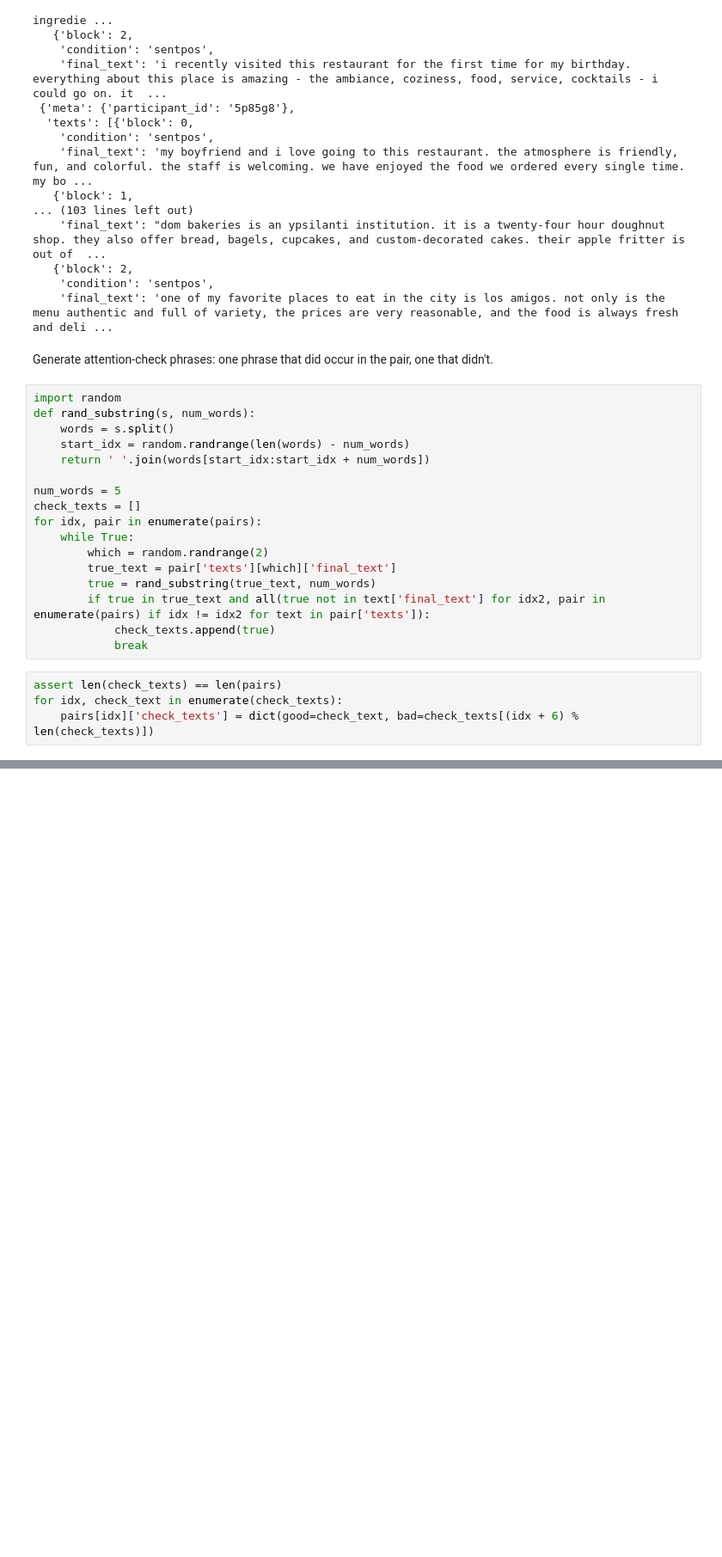
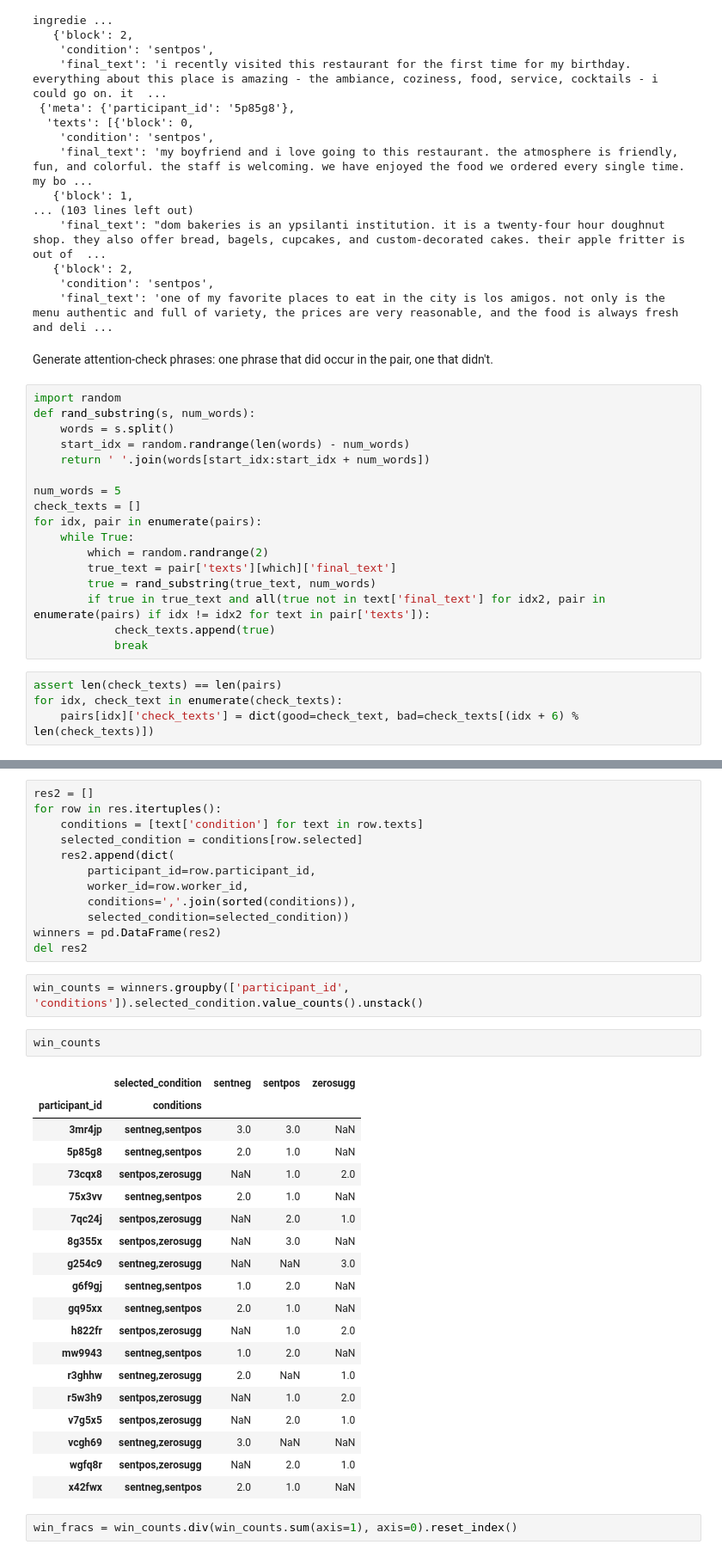
Before and after one commit to kcarnold/suggestion, a Jupyter notebook: notebooks/Pairwise Ratings of Persuasiveness.ipynb, the cells around one changed output, grey strips where cells are left out. Shown at 86% size. Cells and saved outputs as stored; diff of their text form; blank space fills up the shorter version.

```diff
--- a/notebooks/Pairwise Ratings of Persuasiveness.ipynb
+++ b/notebooks/Pairwise Ratings of Persuasiveness.ipynb
@@ -102,0 +212,38 @@ Tacking on extra to the last batch.
+# %%
+res2 = []
+for row in res.itertuples():
+    conditions = [text['condition'] for text in row.texts]
+    selected_condition = conditions[row.selected]
+    res2.append(dict(
+        participant_id=row.participant_id,
+        worker_id=row.worker_id,
+        conditions=','.join(sorted(conditions)),
+        selected_condition=selected_condition))
+winners = pd.DataFrame(res2)
+del res2
+# %%
+win_counts = winners.groupby(['participant_id', 'conditions']).selected_condition.value_counts().unstack()
+# %%
+win_counts
+# %% [output]
+|  | selected_condition | sentneg | sentpos | zerosugg |
+| participant_id | conditions |  |  |  |
+| 3mr4jp | sentneg,sentpos | 3.0 | 3.0 | NaN |
+| 5p85g8 | sentneg,sentpos | 2.0 | 1.0 | NaN |
+| 73cqx8 | sentpos,zerosugg | NaN | 1.0 | 2.0 |
+| 75x3vv | sentneg,sentpos | 2.0 | 1.0 | NaN |
+| 7qc24j | sentpos,zerosugg | NaN | 2.0 | 1.0 |
+| 8g355x | sentpos,zerosugg | NaN | 3.0 | NaN |
+| g254c9 | sentneg,zerosugg | NaN | NaN | 3.0 |
+| g6f9gj | sentneg,sentpos | 1.0 | 2.0 | NaN |
+| gq95xx | sentneg,sentpos | 2.0 | 1.0 | NaN |
+| h822fr | sentpos,zerosugg | NaN | 1.0 | 2.0 |
+| mw9943 | sentneg,sentpos | 1.0 | 2.0 | NaN |
+| r3ghhw | sentneg,zerosugg | 2.0 | NaN | 1.0 |
+| r5w3h9 | sentpos,zerosugg | NaN | 1.0 | 2.0 |
+| v7g5x5 | sentpos,zerosugg | NaN | 2.0 | 1.0 |
+| vcgh69 | sentneg,zerosugg | 3.0 | NaN | NaN |
+| wgfq8r | sentpos,zerosugg | NaN | 2.0 | 1.0 |
+| x42fwx | sentneg,sentpos | 2.0 | 1.0 | NaN |
+# %%
+win_fracs = win_counts.div(win_counts.sum(axis=1), axis=0).reset_index()
```
Also changed, not shown: parts of 21 cells of this notebook.
